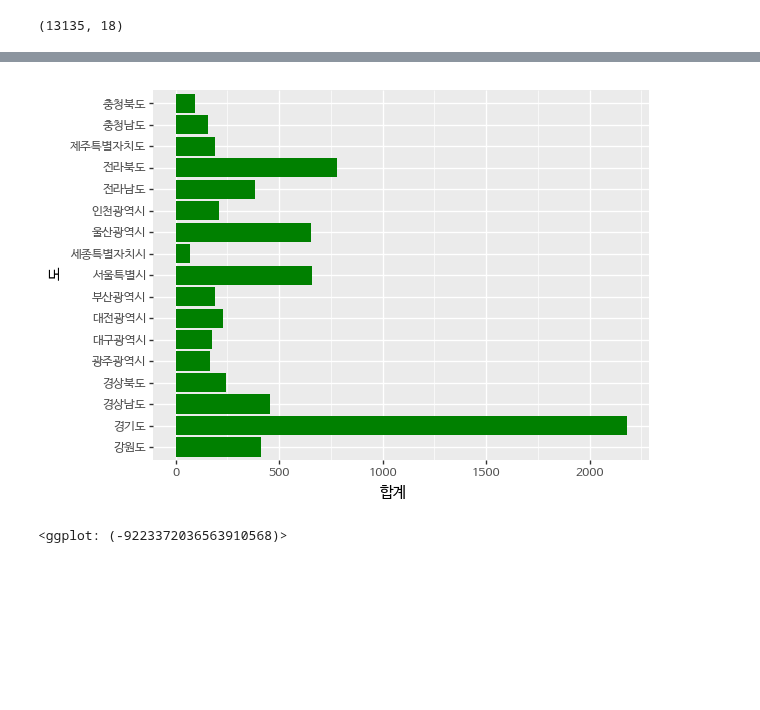
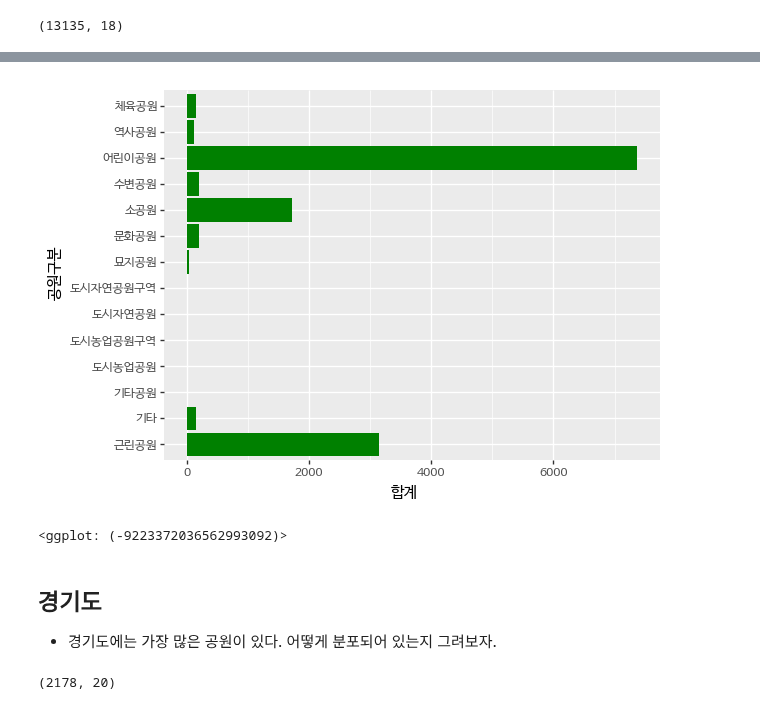
Before and after one commit to corazzon/OpenDataWrangling, a Jupyter notebook: park.ipynb, the cells around one changed output, grey strips where cells are left out. Saved outputs shown, nothing was run; the diff lists cells and outputs as text; code cells hidden in the pictures; blank space fills up the shorter version.

```diff
--- a/park.ipynb
+++ b/park.ipynb
@@ -43,6 +43,6 @@ from plotnine import *
 # %%
-park['도'] = park['소재지도로명주소'].str.split(' ', expand=True)[0]
-park.head()
+park['시도'] = park['소재지도로명주소'].str.split(' ', expand=True)[0]
+park.head(3)
 # %% [output]
 |  | 관리번호 | 공원명 | 공원구분 | 소재지도로명주소 | 소재지지번주소 | 위도 | 경도 | 공원면적 | 공원보유시설(운동시설) | 공원보유시설(유희시설) | ... |
 | 0 | 42800-00001 | 상리공원 | 어린이공원 | 강원도 양구군 양구읍 상리 531 | 강원도 양구군 양구읍 상리 531 | 38.105771 | 127.985895 | 1597 | NaN | NaN | ... |
@@ -52,0 +51,3 @@ park.head()
+# %%
+park['구군'] = park['소재지도로명주소'].str.split(' ', expand=True)[1]
+park.head(3)
@@ -76,0 +95,4 @@ park_do.sort_values(['합계'], ascending=False)
+# %%
+park_type = park['공원구분'].value_counts().reset_index()
+park_type.columns = ('공원구분', '합계')
+park_type
@@ -77,10 +115,18 @@ park_do.sort_values(['합계'], ascending=False)
 # %%
-(ggplot(park_do)
- + aes(x='도', y='합계')
+(ggplot(park_type)
+ + aes(x='공원구분', y='합계')
  + geom_bar(stat='identity', position='dodge', fill='green')
  + coord_flip()
  + theme(text=element_text(family='NanumBarunGothic'))
 )
 # %% [output]
-[figure, old version]
+[figure, new version]
-<ggplot: (-9223372036563910568)>
+<ggplot: (-9223372036562993092)>
+# %% [markdown]
+## 경기도
+* 경기도에는 가장 많은 공원이 있다. 어떻게 분포되어 있는지 그려보자.
+# %%
+gg = park.loc[park['시도'] == '경기도']
+gg.shape
+# %% [output]
+(2178, 20)
```
Also changed, not shown: parts of 19 cells of this notebook.
